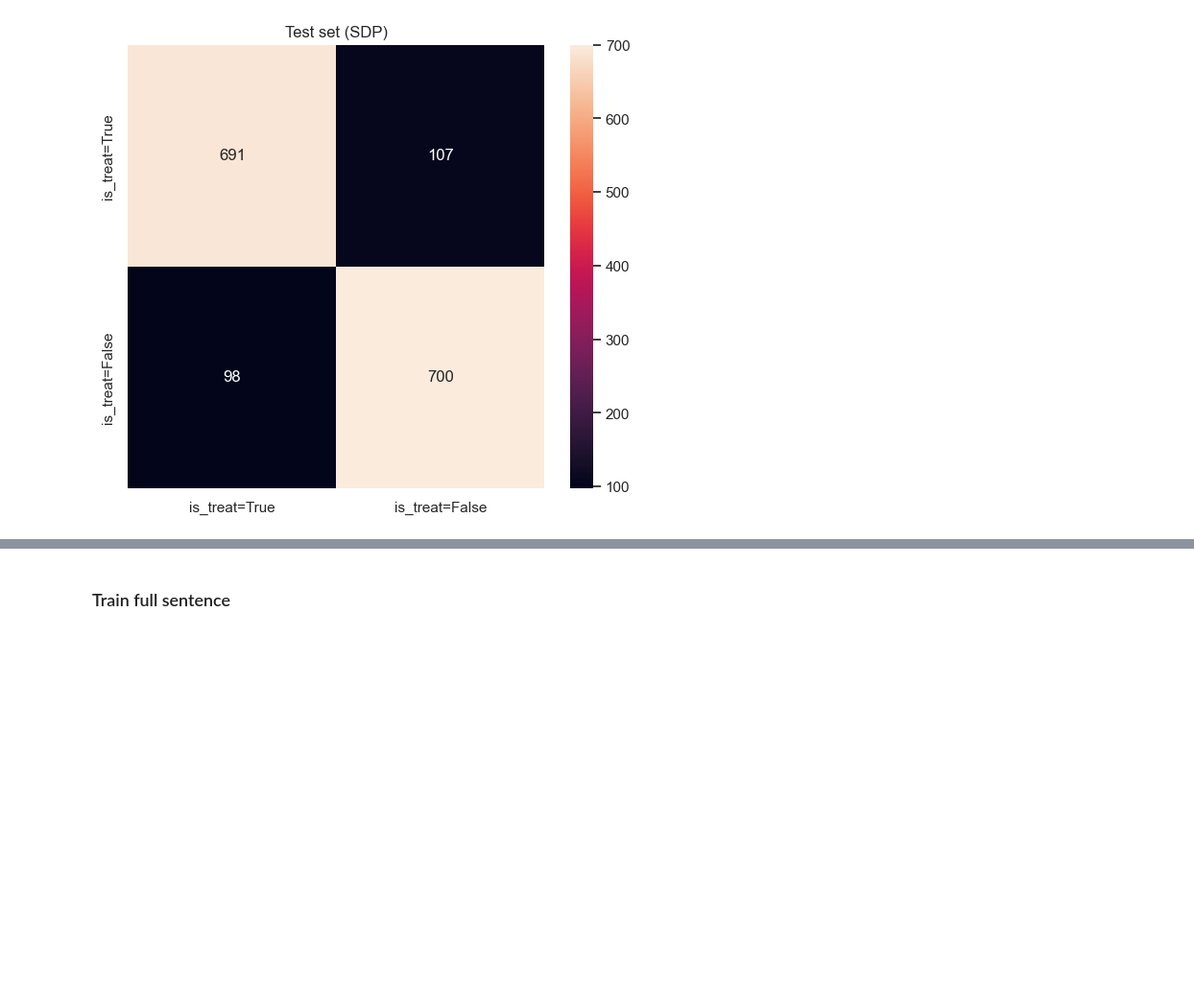
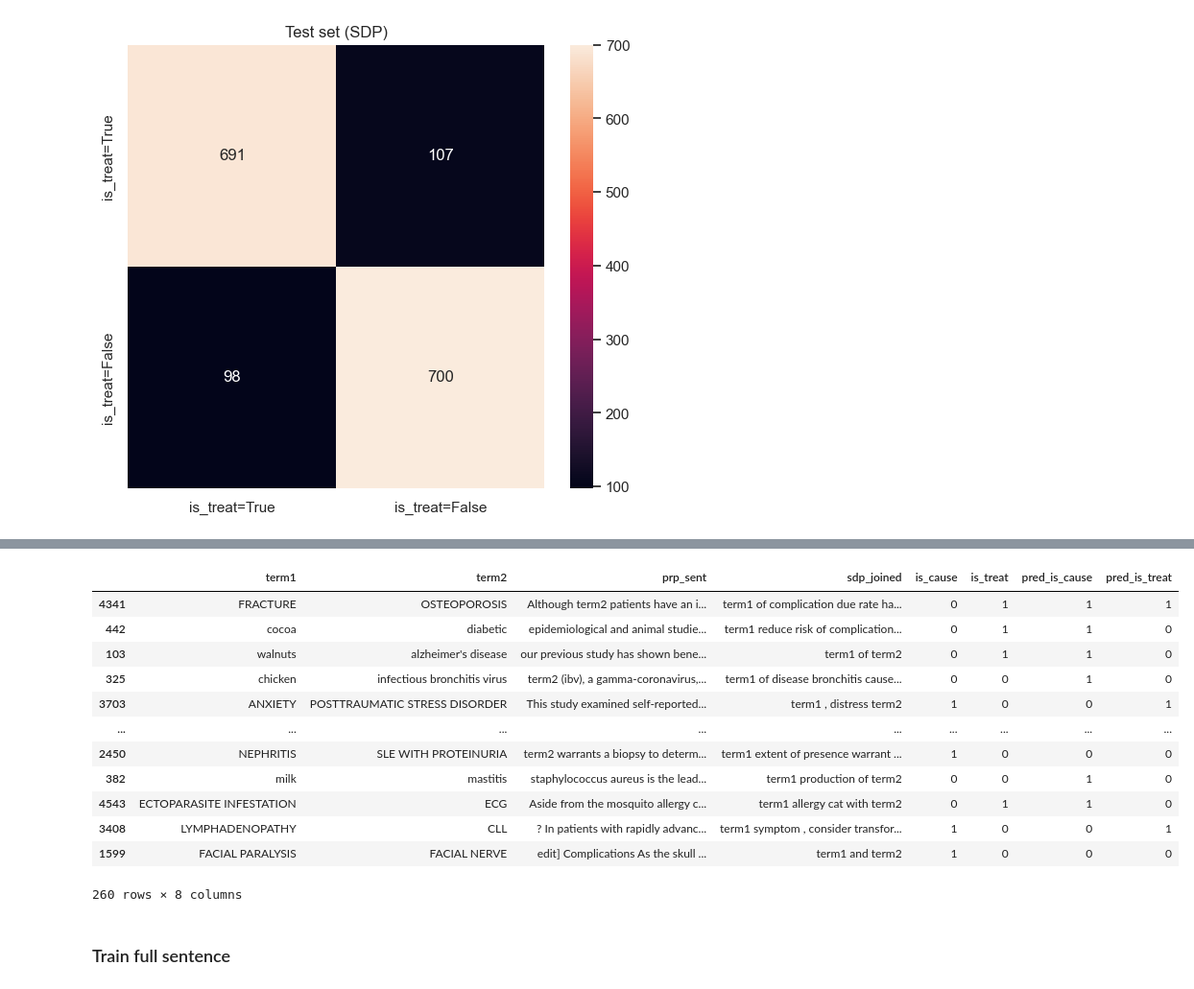
Before and after one commit to anaterovic/NLP, a Jupyter notebook: docs/milestone3_BERT.ipynb, the cells around one changed output, grey strips where cells are left out. Shown at 96% size. Drawn from its saved outputs; the diff is of its cells as text; code cells hidden in the pictures; blank space fills up the shorter version.

```diff
--- a/docs/milestone3.ipynb
+++ b/docs/milestone3_BERT.ipynb
@@ -236,7 +279,7 @@ import seaborn as sns
 from sklearn.metrics import accuracy_score, f1_score, precision_score, recall_score
 
 
-pred_test = model.predict(X_test)
+pred_test = gscv.predict(X_test)
 
 print(f"accuracy: {accuracy_score(y_test, pred_test)}")
 # %% [output]
@@ -282,0 +329,6 @@ accuracy: 0.8715538847117794
+# %%
+# Both predicted rightly
+pd.set_option('display.max_colwidth', None)
+print(f'len(y_test): {len(y_test)}')
+cols = ['term1', 'term2', 'prp_sent', 'sdp_joined', 'is_cause', 'is_treat']
+df[cols].iloc[y_test.index][(pred_test == y_test).all(axis=1)]
@@ -283,3 +350,24 @@ accuracy: 0.8715538847117794
+# %%
+# At least one predicted wrongly
+df[cols].iloc[y_test.index][~(pred_test == y_test).all(axis=1)].assign(
+    pred_is_cause=pred_test[~(pred_test == y_test).all(axis=1).values, 0],
+    pred_is_treat=pred_test[~(pred_test == y_test).all(axis=1).values, 1]
+)
+# Index 325 is a hard example where only context and full sentence understanding can help
+# %% [output]
+|  | term1 | term2 | prp_sent | sdp_joined | is_cause | is_treat | pred_is_cause | pred_is_treat |
+| 4341 | FRACTURE | OSTEOPOROSIS | Although term2 patients have an i... | term1 of complication due rate ha... | 0 | 1 | 1 | 1 |
+| 442 | cocoa | diabetic | epidemiological and animal studie... | term1 reduce risk of complication... | 0 | 1 | 1 | 0 |
+| 103 | walnuts | alzheimer's disease | our previous study has shown bene... | term1 of term2 | 0 | 1 | 1 | 0 |
+| 325 | chicken | infectious bronchitis virus | term2 (ibv), a gamma-coronavirus,... | term1 of disease bronchitis cause... | 0 | 0 | 1 | 0 |
+| 3703 | ANXIETY | POSTTRAUMATIC STRESS DISORDER | This study examined self-reported... | term1 , distress term2 | 1 | 0 | 0 | 1 |
+| ... | ... | ... | ... | ... | ... | ... | ... | ... |
+| 2450 | NEPHRITIS | SLE WITH PROTEINURIA | term2 warrants a biopsy to determ... | term1 extent of presence warrant ... | 1 | 0 | 0 | 0 |
+| 382 | milk | mastitis | staphylococcus aureus is the lead... | term1 production of term2 | 0 | 0 | 1 | 0 |
+| 4543 | ECTOPARASITE INFESTATION | ECG | Aside from the mosquito allergy c... | term1 allergy cat with term2 | 0 | 1 | 1 | 0 |
+| 3408 | LYMPHADENOPATHY | CLL | ? In patients with rapidly advanc... | term1 symptom , consider transfor... | 1 | 0 | 0 | 1 |
+| 1599 | FACIAL PARALYSIS | FACIAL NERVE | edit] Complications As the skull ... | term1 and term2 | 1 | 0 | 0 | 0 |
+260 rows × 8 columns
 # %% [markdown]
 ### Train full sentence
 # %%
```
Also changed, not shown: parts of 13 cells of this notebook, 2 other files.
